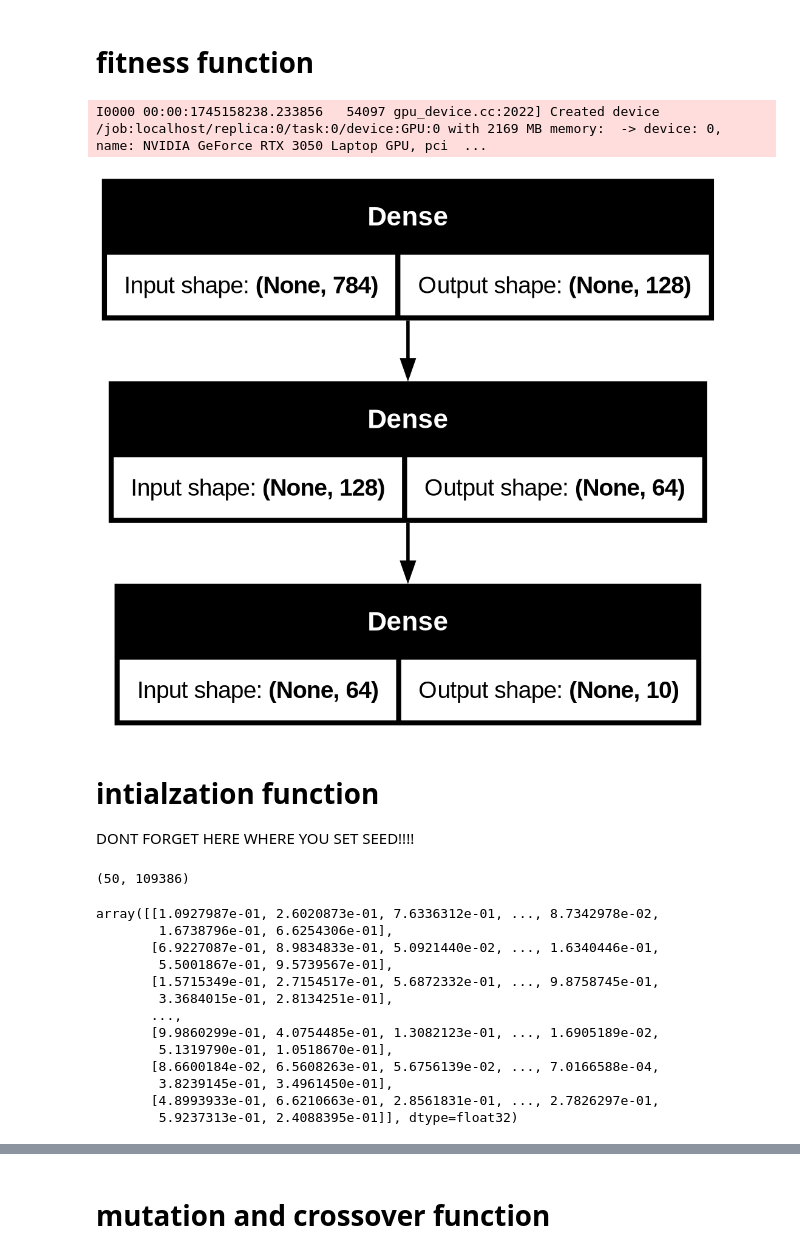
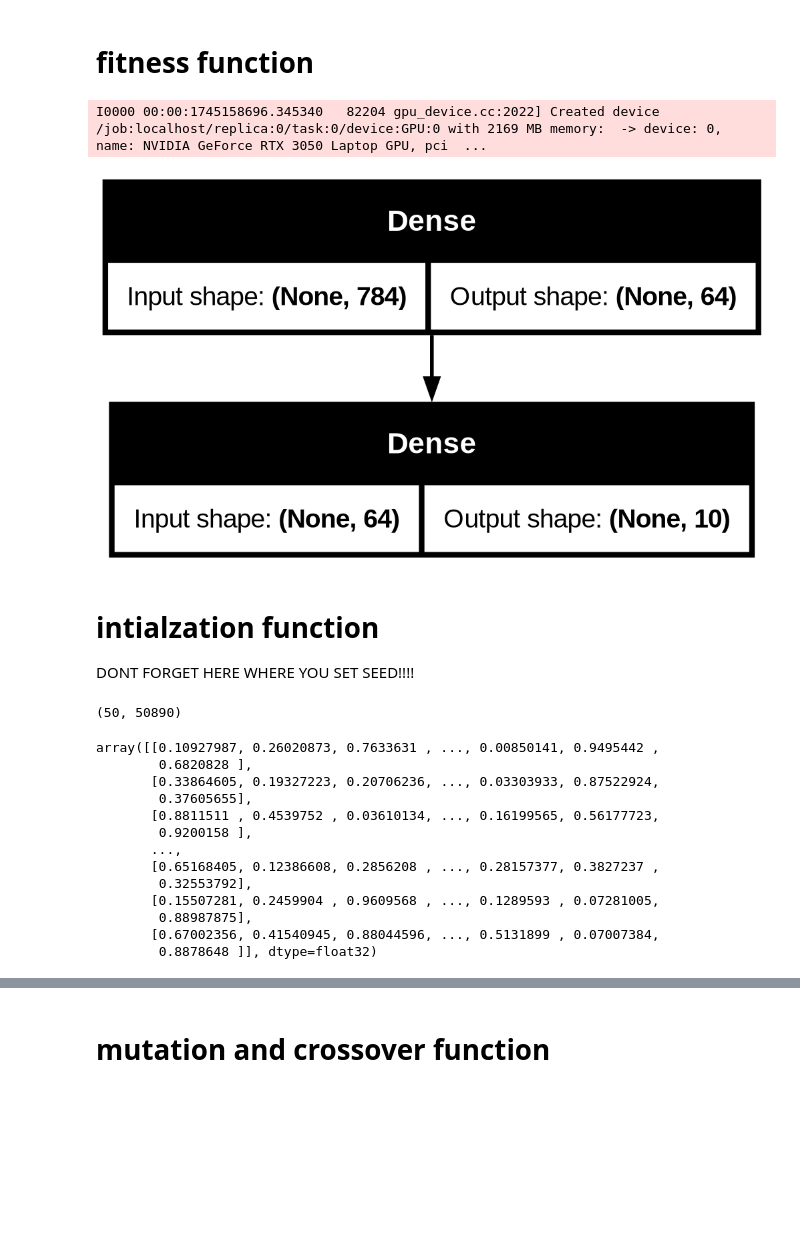
Before and after one commit to tadros12/EA_Project, a Jupyter notebook: code/project.ipynb, the cells around one changed output, grey strips where cells are left out. Drawn from its saved outputs; the diff is of its cells as text; code cells hidden in the pictures; blank space fills up the shorter version.

```diff
--- a/code/project.ipynb
+++ b/code/project.ipynb
@@ -108,18 +108,18 @@ def fitness_function(x_train, y_train, original_model, weight_vector):
     return accuracy
 # %%
 # test example
-model = model_create(input_dim=28*28 , output_dim=10 , hidden=[128, 64])
+model = model_create(input_dim=28*28 , output_dim=10 , hidden=[64])
 model.compile(optimizer='adam', loss='categorical_crossentropy', metrics=['accuracy'])
 tf.keras.utils.plot_model(model, "model.png", show_shapes=True)
 
 # weight_vecotor_test = extract_weight(model)
 # print(weight_vecotor_test)
 
 # mse = fitness_function(train_images,encoded_train_label, model, weight_vecotor_test)
 # print("mse is : ",mse)
 # %% [output]
-I0000 00:00:1745158238.233856   54097 gpu_device.cc:2022] Created device /job:localhost/replica:0/task:0/device:GPU:0 with 2169 MB memory:  -> device: 0, name: NVIDIA GeForce RTX 3050 Laptop GPU, pci  ...
+I0000 00:00:1745158696.345340   82204 gpu_device.cc:2022] Created device /job:localhost/replica:0/task:0/device:GPU:0 with 2169 MB memory:  -> device: 0, name: NVIDIA GeForce RTX 3050 Laptop GPU, pci  ...
-[figure, old version]
+[figure, new version]
 # %% [markdown]
 # intialzation function
 
@@ -152,23 +152,23 @@ population=intialize_population(model,NP)
 # %%
 population.shape
 # %% [output]
-(50, 109386)
+(50, 50890)
 # %%
 population
 # %% [output]
-array([[1.0927987e-01, 2.6020873e-01, 7.6336312e-01, ..., 8.7342978e-02,
-        1.6738796e-01, 6.6254306e-01],
-       [6.9227087e-01, 8.9834833e-01, 5.0921440e-02, ..., 1.6340446e-01,
-        5.5001867e-01, 9.5739567e-01],
-       [1.5715349e-01, 2.7154517e-01, 5.6872332e-01, ..., 9.8758745e-01,
-        3.3684015e-01, 2.8134251e-01],
+array([[0.10927987, 0.26020873, 0.7633631 , ..., 0.00850141, 0.9495442 ,
+        0.6820828 ],
+       [0.33864605, 0.19327223, 0.20706236, ..., 0.03303933, 0.87522924,
+        0.37605655],
+       [0.8811511 , 0.4539752 , 0.03610134, ..., 0.16199565, 0.56177723,
+        0.9200158 ],
        ...,
-       [9.9860299e-01, 4.0754485e-01, 1.3082123e-01, ..., 1.6905189e-02,
-        5.1319790e-01, 1.0518670e-01],
-       [8.6600184e-02, 6.5608263e-01, 5.6756139e-02, ..., 7.0166588e-04,
-        3.8239145e-01, 3.4961450e-01],
-       [4.8993933e-01, 6.6210663e-01, 2.8561831e-01, ..., 2.7826297e-01,
-        5.9237313e-01, 2.4088395e-01]], dtype=float32)
+       [0.65168405, 0.12386608, 0.2856208 , ..., 0.28157377, 0.3827237 ,
+        0.32553792],
+       [0.15507281, 0.2459904 , 0.9609568 , ..., 0.1289593 , 0.07281005,
+        0.88987875],
+       [0.67002356, 0.41540945, 0.88044596, ..., 0.5131899 , 0.07007384,
+        0.8878648 ]], dtype=float32)
 # %%
 D = len(extract_weight(model))
 print("number of genes is : ",D)
```
Also changed, not shown: parts of 6 cells of this notebook, 1 other file.
